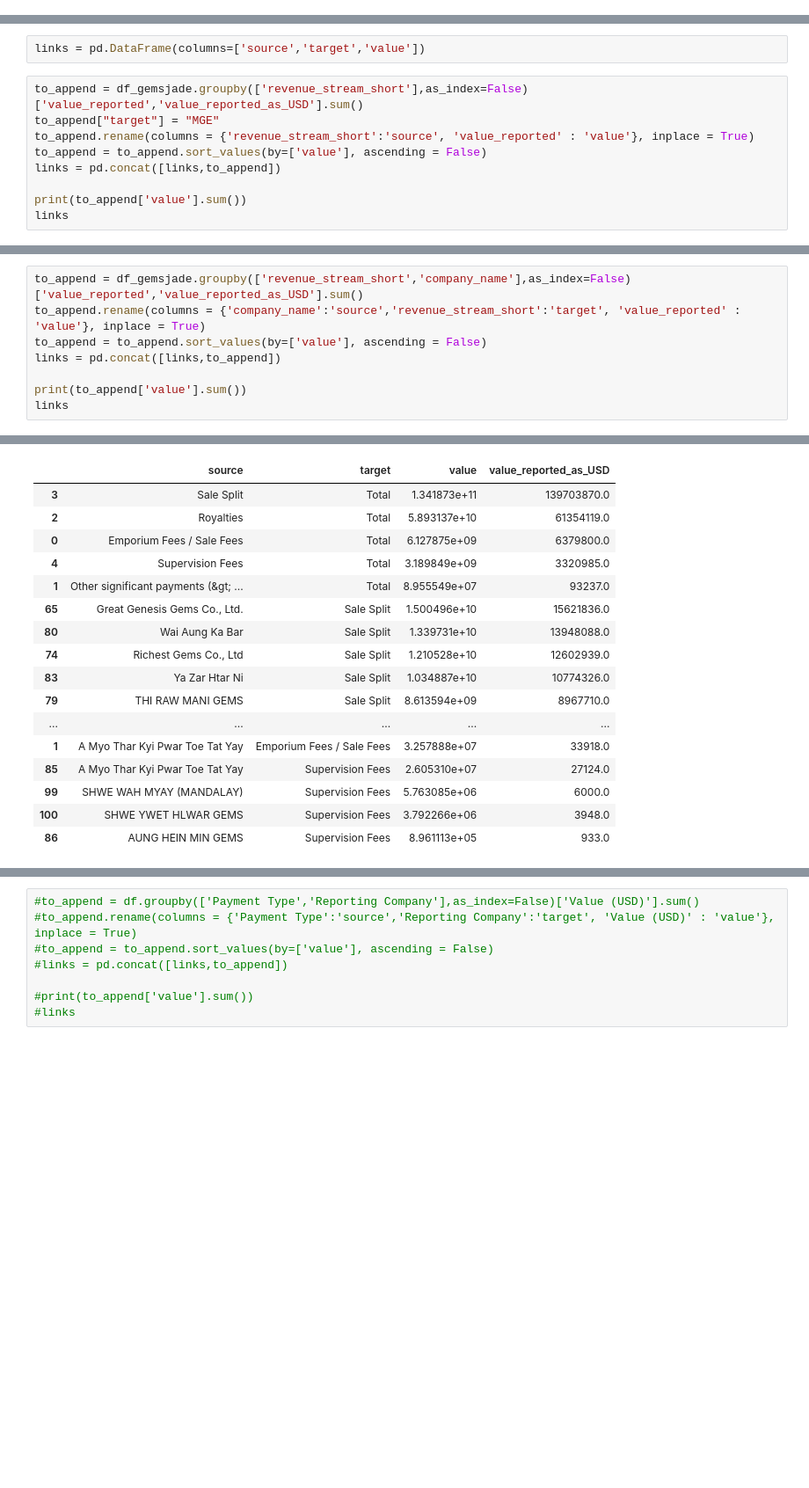
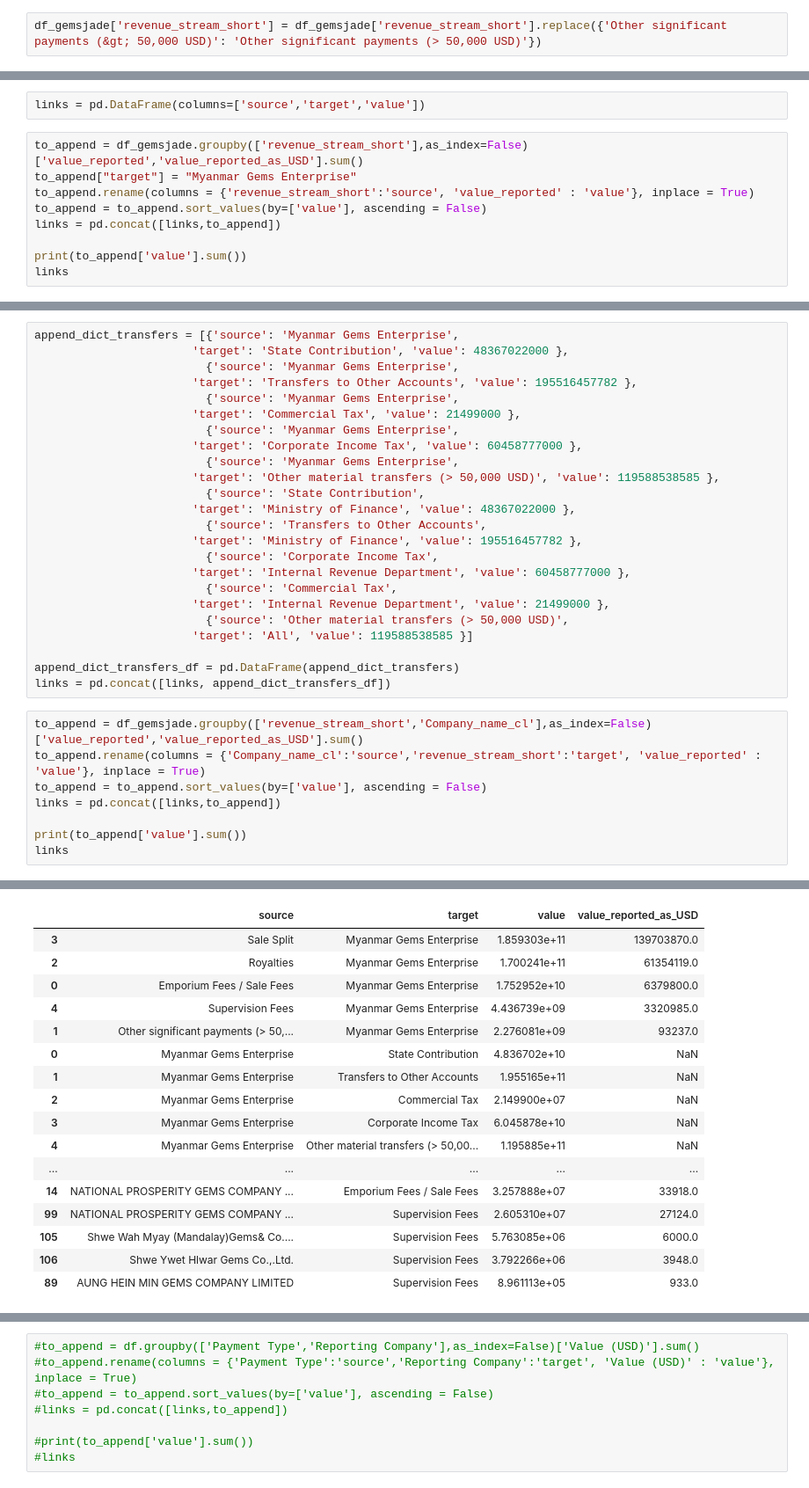
Before and after one commit to NRGI/jade-revenues, a Jupyter notebook: revenues-test/Preparing Data.ipynb, the cells around one changed output, grey strips where cells are left out. Shown: that part at 88% size. Cells and saved outputs as stored; diff of their text form; blank space fills up the shorter version.

```diff
--- a/revenues-test/Preparing Data.ipynb
+++ b/revenues-test/Preparing Data.ipynb
@@ -70,3 +108,5 @@ df_gemsjade = df[df['Commodities'] == 'Gems & Jade']
+# %%
+df_gemsjade['revenue_stream_short'] = df_gemsjade['revenue_stream_short'].replace({'Other significant payments (&gt; 50,000 USD)': 'Other significant payments (> 50,000 USD)'})
 # %% [markdown]
 ## Remove negative payments for Sankey
 # %%
@@ -77,7 +117,7 @@ df_gemsjade = df_gemsjade[df_gemsjade["value_reported"] >= 0]
 links = pd.DataFrame(columns=['source','target','value'])
 # %%
 to_append = df_gemsjade.groupby(['revenue_stream_short'],as_index=False)['value_reported','value_reported_as_USD'].sum()
-to_append["target"] = "MGE"
+to_append["target"] = "Myanmar Gems Enterprise"
 to_append.rename(columns = {'revenue_stream_short':'source', 'value_reported' : 'value'}, inplace = True)
 to_append = to_append.sort_values(by=['value'], ascending = False)
 links = pd.concat([links,to_append])
@@ -107,6 +135,30 @@ links
+# %%
+append_dict_transfers = [{'source': 'Myanmar Gems Enterprise',
+                       'target': 'State Contribution', 'value': 48367022000 },
+                         {'source': 'Myanmar Gems Enterprise',
+                       'target': 'Transfers to Other Accounts', 'value': 195516457782 },
+                         {'source': 'Myanmar Gems Enterprise',
+                       'target': 'Commercial Tax', 'value': 21499000 },
+                         {'source': 'Myanmar Gems Enterprise',
+                       'target': 'Corporate Income Tax', 'value': 60458777000 },
+                         {'source': 'Myanmar Gems Enterprise',
+                       'target': 'Other material transfers (> 50,000 USD)', 'value': 119588538585 },
+                         {'source': 'State Contribution',
+                       'target': 'Ministry of Finance', 'value': 48367022000 },
+                         {'source': 'Transfers to Other Accounts',
+                       'target': 'Ministry of Finance', 'value': 195516457782 },
+                         {'source': 'Corporate Income Tax',
+                       'target': 'Internal Revenue Department', 'value': 60458777000 },
+                         {'source': 'Commercial Tax',
+                       'target': 'Internal Revenue Department', 'value': 21499000 },
+                         {'source': 'Other material transfers (> 50,000 USD)',
+                       'target': 'All', 'value': 119588538585 }]
+
+append_dict_transfers_df = pd.DataFrame(append_dict_transfers)
+links = pd.concat([links, append_dict_transfers_df])
 # %%
-to_append = df_gemsjade.groupby(['revenue_stream_short','company_name'],as_index=False)['value_reported','value_reported_as_USD'].sum()
-to_append.rename(columns = {'company_name':'source','revenue_stream_short':'target', 'value_reported' : 'value'}, inplace = True)
+to_append = df_gemsjade.groupby(['revenue_stream_short','Company_name_cl'],as_index=False)['value_reported','value_reported_as_USD'].sum()
+to_append.rename(columns = {'Company_name_cl':'source','revenue_stream_short':'target', 'value_reported' : 'value'}, inplace = True)
 to_append = to_append.sort_values(by=['value'], ascending = False)
 links = pd.concat([links,to_append])
 
@@ -117,17 +169,17 @@ links
 |  | source | target | value | value_reported_as_USD |
-| 3 | Sale Split | Total | 1.341873e+11 | 139703870.0 |
-| 2 | Royalties | Total | 5.893137e+10 | 61354119.0 |
-| 0 | Emporium Fees / Sale Fees | Total | 6.127875e+09 | 6379800.0 |
-| 4 | Supervision Fees | Total | 3.189849e+09 | 3320985.0 |
-| 1 | Other significant payments (&gt; ... | Total | 8.955549e+07 | 93237.0 |
-| 65 | Great Genesis Gems Co., Ltd. | Sale Split | 1.500496e+10 | 15621836.0 |
-| 80 | Wai Aung Ka Bar | Sale Split | 1.339731e+10 | 13948088.0 |
-| 74 | Richest Gems Co., Ltd | Sale Split | 1.210528e+10 | 12602939.0 |
-| 83 | Ya Zar Htar Ni | Sale Split | 1.034887e+10 | 10774326.0 |
-| 79 | THI RAW MANI GEMS | Sale Split | 8.613594e+09 | 8967710.0 |
+| 3 | Sale Split | Myanmar Gems Enterprise | 1.859303e+11 | 139703870.0 |
+| 2 | Royalties | Myanmar Gems Enterprise | 1.700241e+11 | 61354119.0 |
+| 0 | Emporium Fees / Sale Fees | Myanmar Gems Enterprise | 1.752952e+10 | 6379800.0 |
+| 4 | Supervision Fees | Myanmar Gems Enterprise | 4.436739e+09 | 3320985.0 |
+| 1 | Other significant payments (> 50,... | Myanmar Gems Enterprise | 2.276081e+09 | 93237.0 |
+| 0 | Myanmar Gems Enterprise | State Contribution | 4.836702e+10 | NaN |
+| 1 | Myanmar Gems Enterprise | Transfers to Other Accounts | 1.955165e+11 | NaN |
+| 2 | Myanmar Gems Enterprise | Commercial Tax | 2.149900e+07 | NaN |
+| 3 | Myanmar Gems Enterprise | Corporate Income Tax | 6.045878e+10 | NaN |
+| 4 | Myanmar Gems Enterprise | Other material transfers (> 50,00... | 1.195885e+11 | NaN |
 | ... | ... | ... | ... | ... |
-| 1 | A Myo Thar Kyi Pwar Toe Tat Yay | Emporium Fees / Sale Fees | 3.257888e+07 | 33918.0 |
-| 85 | A Myo Thar Kyi Pwar Toe Tat Yay | Supervision Fees | 2.605310e+07 | 27124.0 |
-| 99 | SHWE WAH MYAY (MANDALAY) | Supervision Fees | 5.763085e+06 | 6000.0 |
-| 100 | SHWE YWET HLWAR GEMS | Supervision Fees | 3.792266e+06 | 3948.0 |
-| 86 | AUNG HEIN MIN GEMS | Supervision Fees | 8.961113e+05 | 933.0 |
+| 14 | NATIONAL PROSPERITY GEMS COMPANY ... | Emporium Fees / Sale Fees | 3.257888e+07 | 33918.0 |
+| 99 | NATIONAL PROSPERITY GEMS COMPANY ... | Supervision Fees | 2.605310e+07 | 27124.0 |
+| 105 | Shwe Wah Myay (Mandalay)Gems& Co.... | Supervision Fees | 5.763085e+06 | 6000.0 |
+| 106 | Shwe Ywet Hlwar Gems Co.,.Ltd. | Supervision Fees | 3.792266e+06 | 3948.0 |
+| 89 | AUNG HEIN MIN GEMS COMPANY LIMITED | Supervision Fees | 8.961113e+05 | 933.0 |
```
Also changed, not shown: parts of 7 cells of this notebook, 2 other files.
